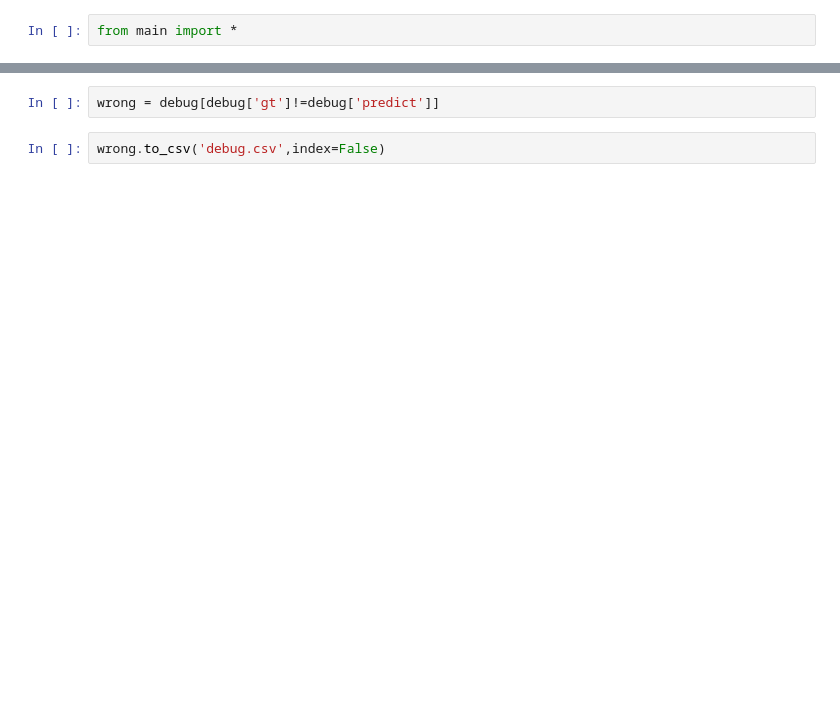
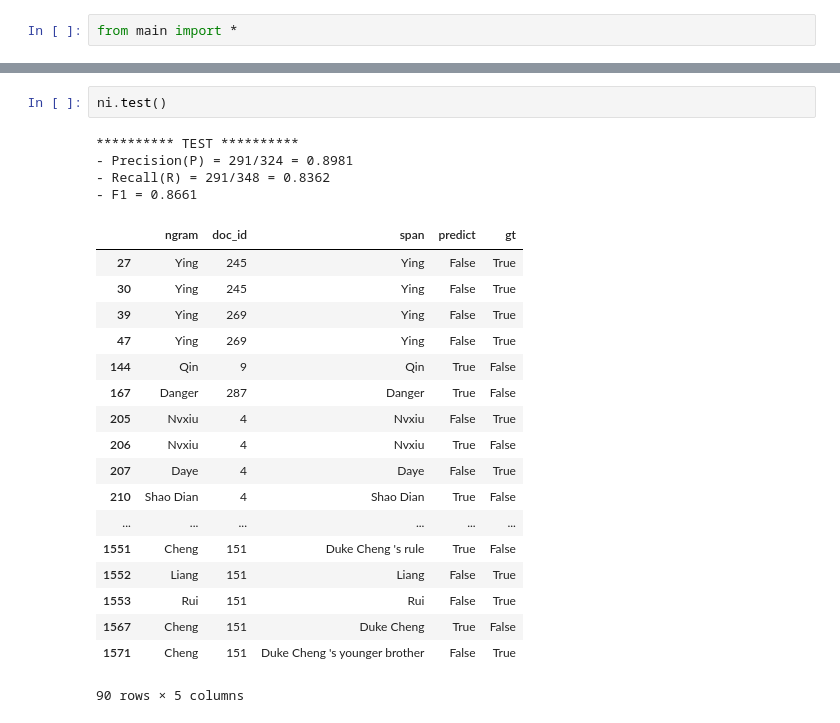
Before and after one commit to ScarletGuo/CS839-DataSciences, a Jupyter notebook: test_featurizer.ipynb, the cells around one changed output, grey strips where cells are left out. Drawn from its saved outputs; the diff is of its cells as text; blank space fills up the shorter version.

```diff
--- a/test_featurizer.ipynb
+++ b/test_featurizer.ipynb
@@ -45,4 +43,25 @@ After rule-based postprocessing step:
-# %%
-wrong = debug[debug['gt']!=debug['predict']]
-# %%
-wrong.to_csv('debug.csv',index=False)
+# %%
+ni.test()
+# %% [output]
+********** TEST **********
+- Precision(P) = 291/324 = 0.8981
+- Recall(R) = 291/348 = 0.8362
+- F1 = 0.8661
+|  | ngram | doc_id | span | predict | gt |
+| 27 | Ying | 245 | Ying | False | True |
+| 30 | Ying | 245 | Ying | False | True |
+| 39 | Ying | 269 | Ying | False | True |
+| 47 | Ying | 269 | Ying | False | True |
+| 144 | Qin | 9 | Qin | True | False |
+| 167 | Danger | 287 | Danger | True | False |
+| 205 | Nvxiu | 4 | Nvxiu | False | True |
+| 206 | Nvxiu | 4 | Nvxiu | True | False |
+| 207 | Daye | 4 | Daye | False | True |
+| 210 | Shao Dian | 4 | Shao Dian | True | False |
+| ... | ... | ... | ... | ... | ... |
+| 1551 | Cheng | 151 | Duke Cheng 's rule | True | False |
+| 1552 | Liang | 151 | Liang | False | True |
+| 1553 | Rui | 151 | Rui | False | True |
+| 1567 | Cheng | 151 | Duke Cheng | True | False |
+| 1571 | Cheng | 151 | Duke Cheng 's younger brother | False | True |
+90 rows × 5 columns
```
Also changed, not shown: parts of 3 cells of this notebook, 1 other file.
